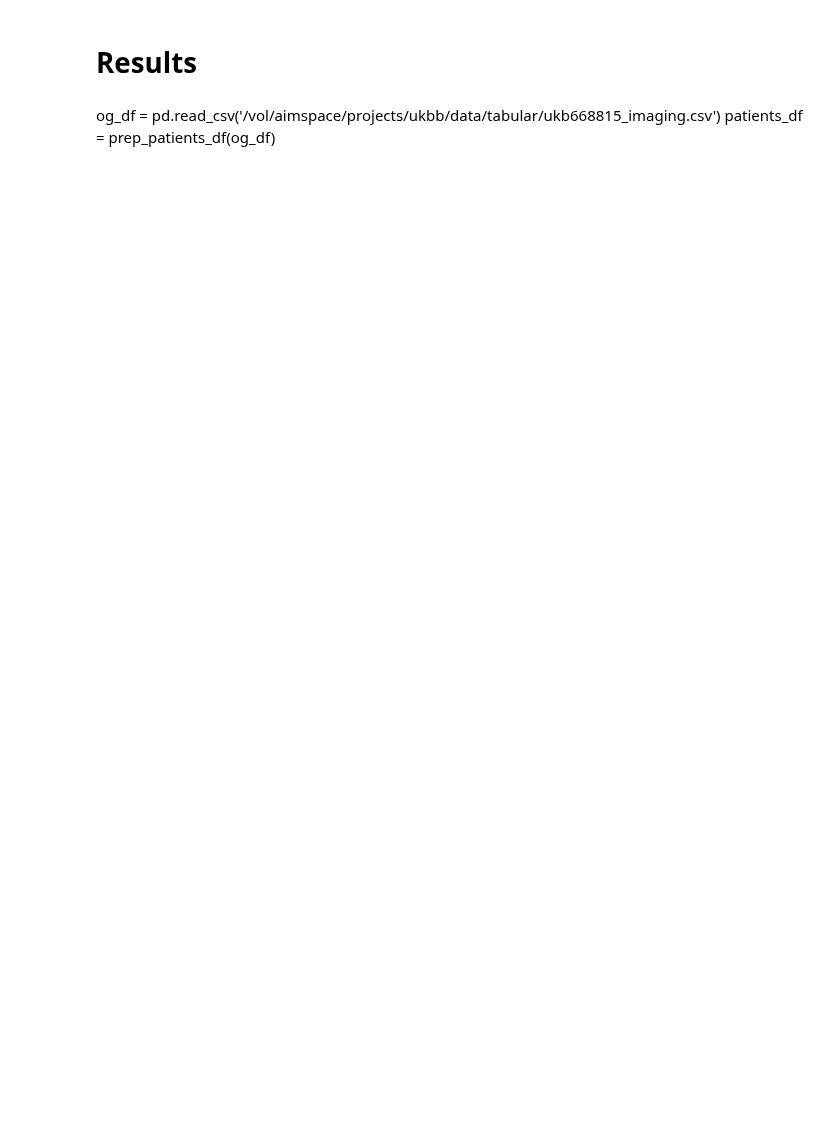
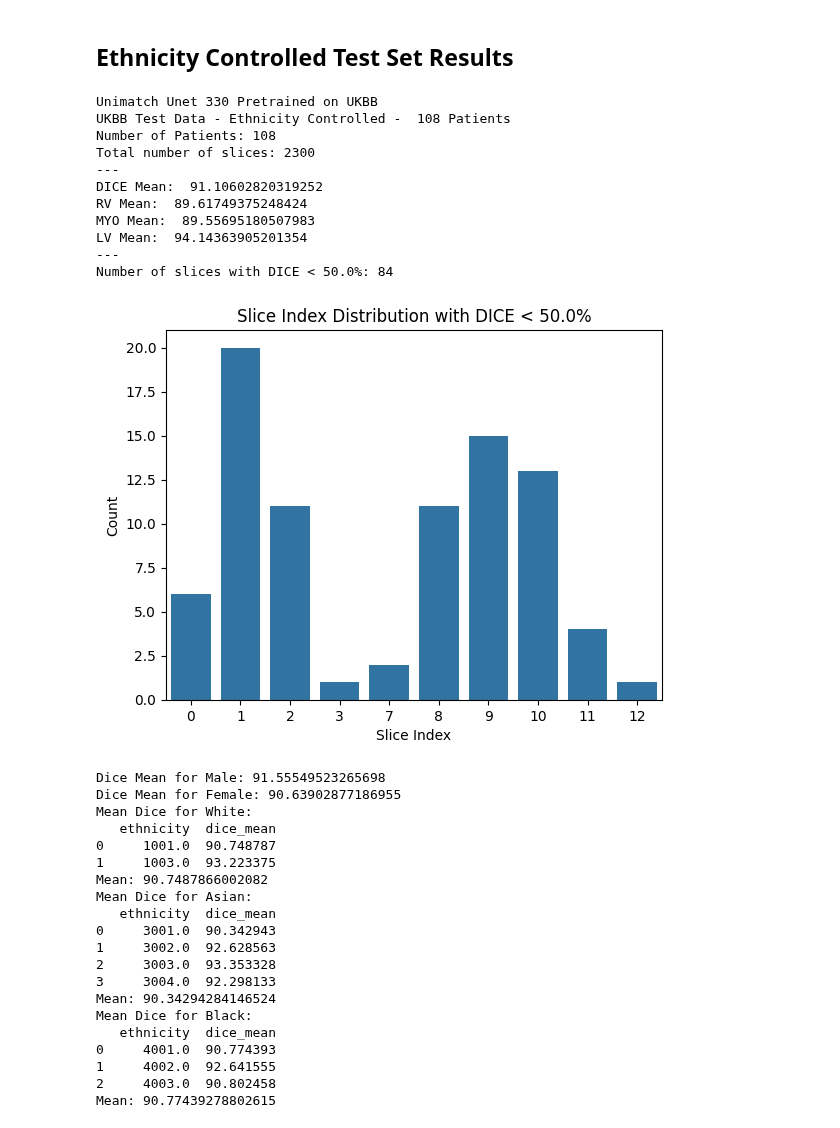
Before and after one commit to msskzx/UniMatch, a Jupyter notebook: more-scenarios/medical/ukbb_results_analysis.ipynb, the cells around one changed output. Saved outputs shown, nothing was run; the diff lists cells and outputs as text; code cells hidden in the pictures; blank space fills up the shorter version.

```diff
--- a/more-scenarios/medical/ukbb_results_analysis.ipynb
+++ b/more-scenarios/medical/ukbb_results_analysis.ipynb
@@ -5,3 +5,6 @@ from util.analysis_utils import plot_age_dist, plot_sex_dist, get_results, get_g
 
 %load_ext autoreload
 %autoreload 2
+# %%
+og_df = pd.read_csv('/vol/aimspace/projects/ukbb/data/tabular/ukb668815_imaging.csv')
+patients_df = prep_patients_df(og_df)
@@ -8,5 +60,43 @@ from util.analysis_utils import plot_age_dist, plot_sex_dist, get_results, get_g
 # %% [markdown]
-# Results
+## Ethnicity Controlled Test Set Results
-# %% [markdown]
-og_df = pd.read_csv('/vol/aimspace/projects/ukbb/data/tabular/ukb668815_imaging.csv')
-patients_df = prep_patients_df(og_df)
+# %%
+cfg = load(open('configs/ukbb_test_ethn.yaml', 'r'), Loader=Loader)
+print(cfg['model_desc'])
+print(cfg['data_desc'])
+test_ethn_df = pd.read_csv(cfg['results_path'])
+test_ethn_merged_df = merge_results_patients(test_ethn_df, patients_df)
+get_results(test_ethn_merged_df)
+get_group_results(test_ethn_merged_df)
+# %% [output]
+Unimatch Unet 330 Pretrained on UKBB
+UKBB Test Data - Ethnicity Controlled -  108 Patients
+Number of Patients: 108
+Total number of slices: 2300
+---
+DICE Mean:  91.10602820319252
+RV Mean:  89.61749375248424
+MYO Mean:  89.55695180507983
+LV Mean:  94.14363905201354
+---
+Number of slices with DICE < 50.0%: 84
+[figure, added]
+Dice Mean for Male: 91.55549523265698
+Dice Mean for Female: 90.63902877186955
+Mean Dice for White:
+   ethnicity  dice_mean
+0     1001.0  90.748787
+1     1003.0  93.223375
+Mean: 90.7487866002082
+Mean Dice for Asian:
+   ethnicity  dice_mean
+0     3001.0  90.342943
+1     3002.0  92.628563
+2     3003.0  93.353328
+3     3004.0  92.298133
+Mean: 90.34294284146524
+Mean Dice for Black:
+   ethnicity  dice_mean
+0     4001.0  90.774393
+1     4002.0  92.641555
+2     4003.0  90.802458
+Mean: 90.77439278802615
```
Also changed, not shown: parts of 26 cells of this notebook, 24 other files.
